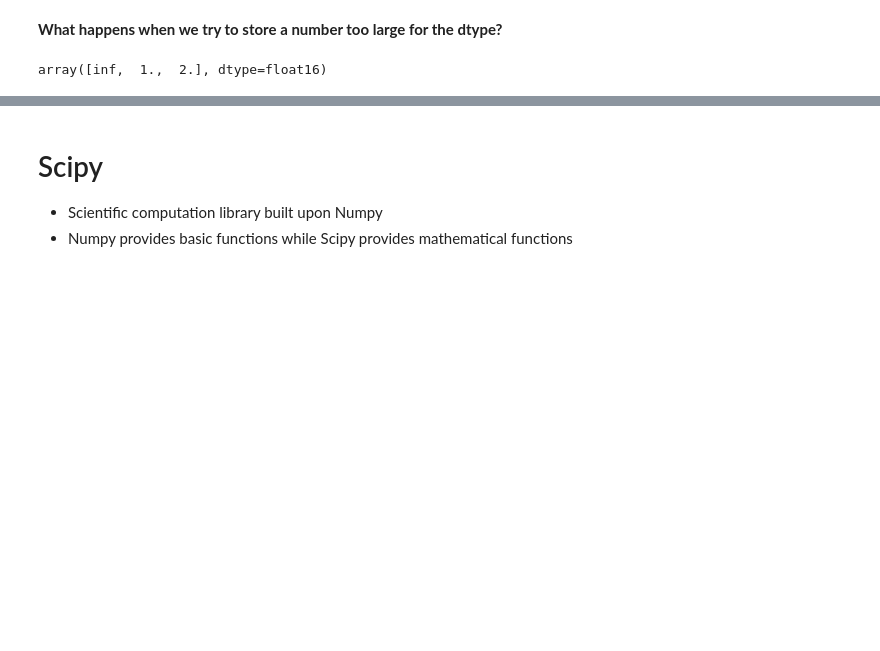
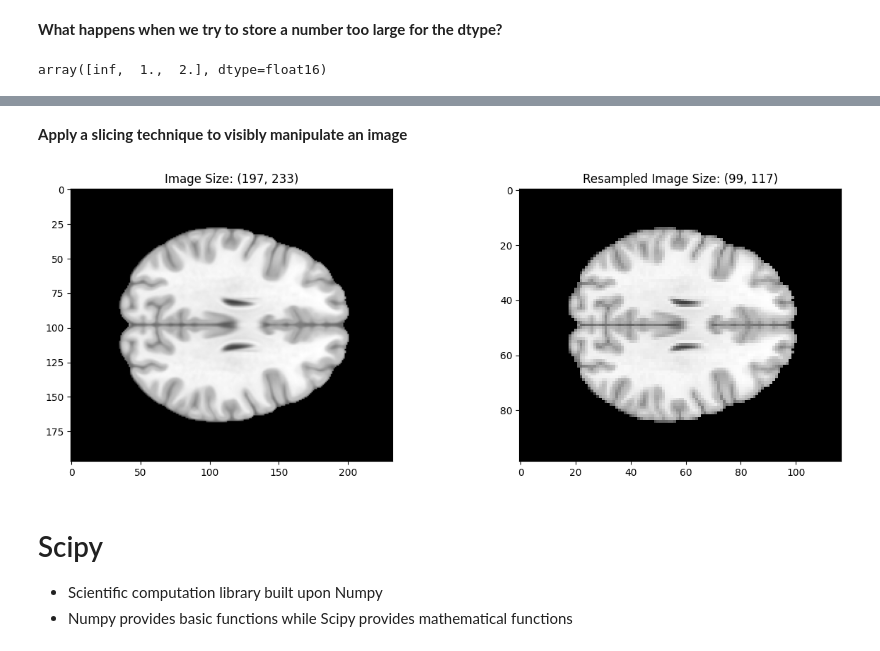
Before and after one commit to neurodatascience/QLS-course-materials, a Jupyter notebook: Lectures/2024/05_numpy_scipy/lecture/numpy-walkthrough.ipynb, the cells around one changed output, grey strips where cells are left out. Drawn from its saved outputs; the diff is of its cells as text; code cells hidden in the pictures; blank space fills up the shorter version.

```diff
--- a/Lectures/2024/05_numpy_scipy/lecture/numpy-walkthrough.ipynb
+++ b/Lectures/2024/05_numpy_scipy/lecture/numpy-walkthrough.ipynb
@@ -334,3 +363,16 @@ a[0, 1]
+# %% [markdown]
+**Apply a slicing technique to visibly manipulate an image**
+# %%
+image = np.load("../exercises/images.npz")
+
+fig, axes = plt.subplots(1,2, figsize=(15,5))
+axes[0].set_title(f"Image Size: {image['mni_template'].shape}")
+axes[0].imshow(image['mni_template'],cmap='gray')
+
+axes[1].set_title(f"Resampled Image Size: {image['mni_template'][::2, ::2].shape}")
+axes[1].imshow(image['mni_template'][::2, ::2],cmap='gray');
+# %% [output]
+[figure, added]
 # %% [markdown]
 # Scipy
 * Scientific computation library built upon Numpy
```
Also changed, not shown: parts of 33 cells of this notebook.
